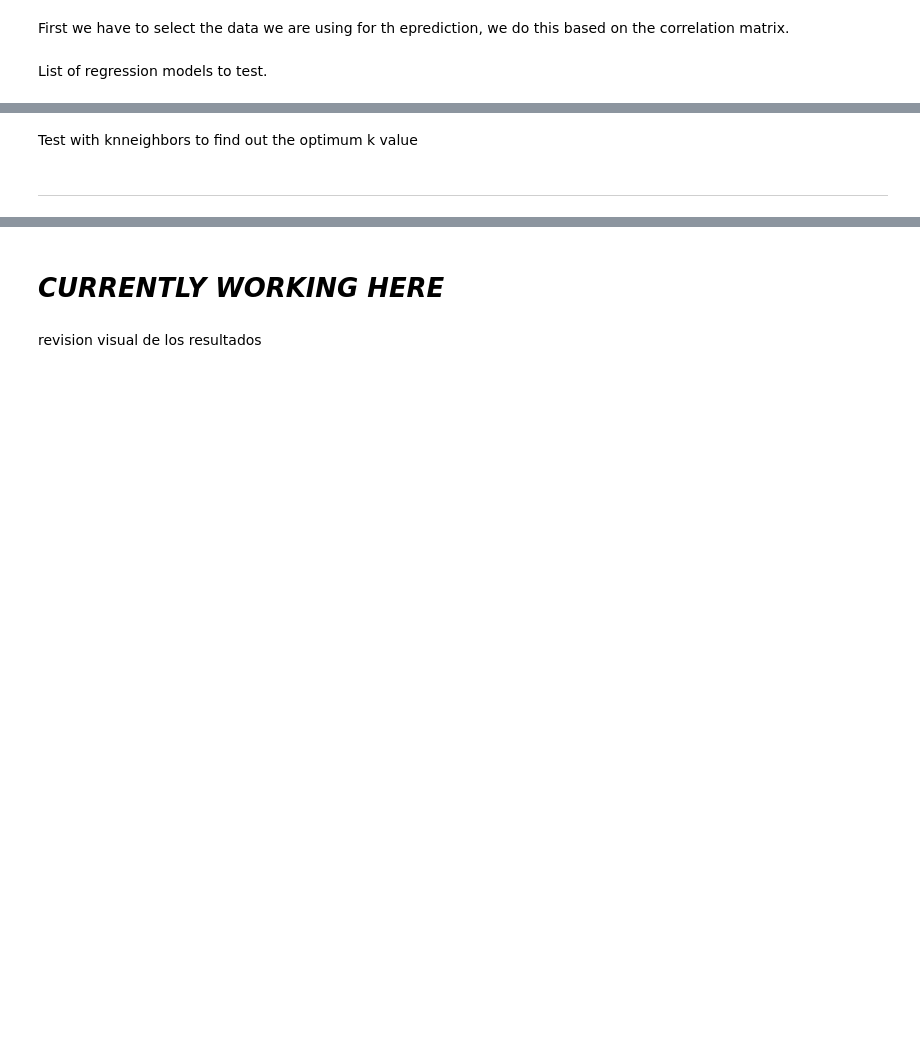
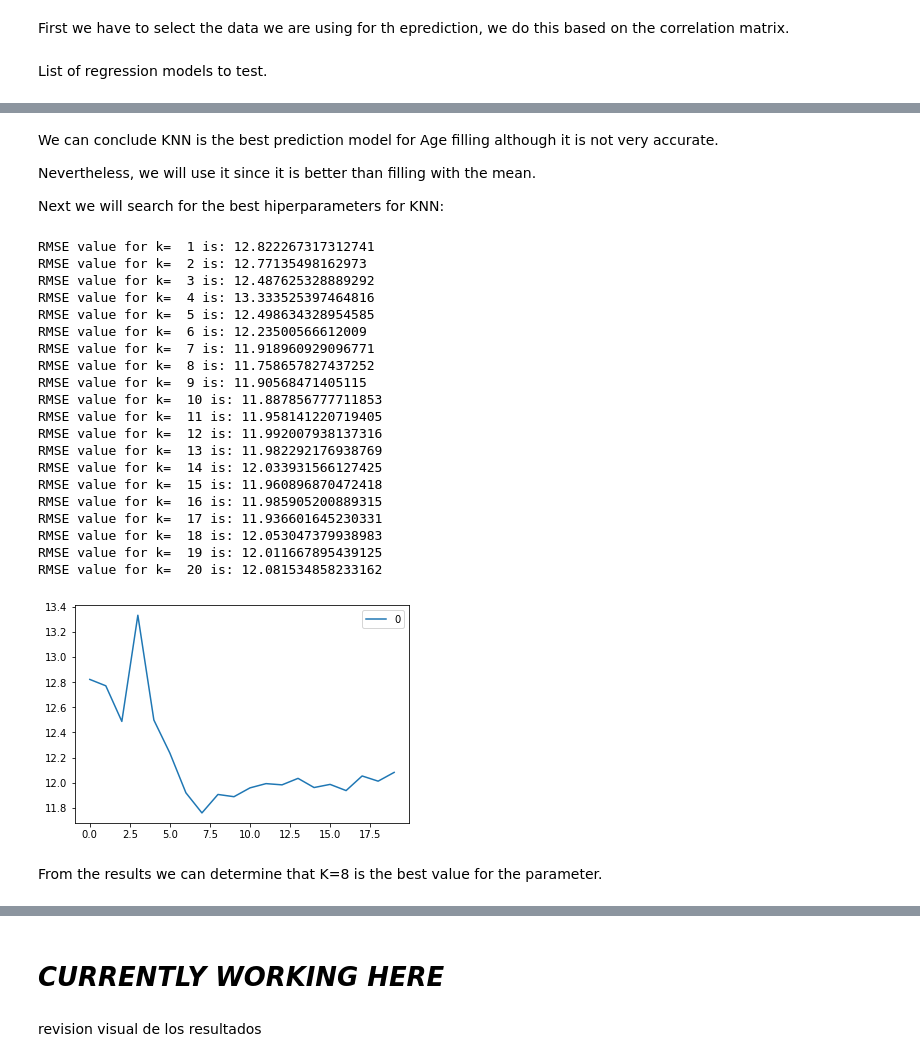
Before and after one commit to jorgegmartin/kaggle_titanic, a Jupyter notebook: titanic-begginer-competition.ipynb, the cells around one changed output, grey strips where cells are left out. Cells and saved outputs as stored; diff of their text form; code cells hidden in the pictures; blank space fills up the shorter version.

Commit message:
Testing different models for filling Age

```diff
--- a/titanic-begginer-competition.ipynb
+++ b/titanic-begginer-competition.ipynb
@@ -407,6 +407,7 @@ agepred_x_test =  agepred_x_test0.drop('Age', axis=1)
 # %% [markdown]
 List of regression models to test.
 # %%
+# setting up pipelines
 pipelines = []
 pipelines.append(('ScaledLR', Pipeline([('Scaler', StandardScaler()),('LR',LinearRegression())])))
 pipelines.append(('ScaledLASSO', Pipeline([('Scaler', StandardScaler()),('LASSO', Lasso())])))
@@ -414,14 +415,17 @@ pipelines.append(('ScaledEN', Pipeline([('Scaler', StandardScaler()),('EN', Elas
 pipelines.append(('ScaledKNN', Pipeline([('Scaler', StandardScaler()),('KNN', KNeighborsRegressor())])))
 pipelines.append(('ScaledCART', Pipeline([('Scaler', StandardScaler()),('CART', DecisionTreeRegressor())])))
 pipelines.append(('ScaledGBM', Pipeline([('Scaler', StandardScaler()),('GBM', GradientBoostingRegressor())])))
+pipelines.append(('ScaledHR', Pipeline([('Scaler', StandardScaler()),('HR', HuberRegressor())])))
+pipelines.append(('ScaledSVR', Pipeline([('Scaler', StandardScaler()),('SVR', LinearSVR())])))
 
+# testing models
 results = []
 names = []
 for name, model in pipelines:
     kfold = KFold(n_splits=10)
-    cv_results = cross_val_score(model, age_test_x, age_test_y, cv=kfold, scoring='neg_mean_squared_error')
+    cv_results = cross_val_score(model, age_train_x, age_train_y, cv=kfold, scoring='neg_mean_squared_error')
     results.append(cv_results)
     names.append(name)
-    msg = "%s: %f (%f)" % (name, cv_results.mean(), cv_results.std())
+    msg = f'{name} : {cv_results.mean()} ({cv_results.std()})'
     print(msg)
 # %% [output]
@@ -436,19 +439,0 @@ ScaledGBM: -142.035753 (19.499312)
-# %%
-Huber = HuberRegressor()
-Linear = LinearRegression()
-#LogisticReg = LogisticRegression()
-SVR = LinearSVR()
-Elastic=ElasticNet(random_state=0)
-#PassiveAggressiveReg = PassiveAggressiveRegressor()
-estimators = [Linear, SVR, Huber, Elastic]
-for i in estimators:
-    rmse_val = []
-    reg = i.fit(age_test_x, age_test_y)
-    print(str(i)+" Coefficients:", np.round(i.coef_,2))
-    pred = i.predict(agepred_x_test)
-    error = sqrt(mean_squared_error(df_test['Age'].dropna(),pred))
-    rmse_val.append(error)
-    print('RMSE value is:', error)
-    print("**************************")
-    curve = pd.DataFrame()
-    curve[i] = rmse_val
@@ -468,21 +440,48 @@ RMSE value for k=  20 is: 13.315302893809914
-# %% [markdown]
-Test with knneighbors to find out the optimum k value
+# %% [markdown]
+We can conclude KNN is the best prediction model for Age filling although it is not very accurate.
+
+Nevertheless, we will use it since it is better than filling with the mean.
+
+Next we will search for the best hiperparameters for KNN:
 # %%
 from sklearn import neighbors
 from sklearn.metrics import mean_squared_error
-from math import sqrt
 import matplotlib.pyplot as plt
 %matplotlib inline
 rmse_val = [] #to store rmse values for different k
 for K in range(20):
     K = K+1
-    model = neighbors.KNeighborsRegressor(n_neighbors = K, weights = 'distance')
+    model = neighbors.KNeighborsRegressor(n_neighbors = K, weights='distance')
 
-    model.fit(agetest_x, agetest_y)  #fit the model
-    pred = model.predict(agepred_x_test) #make prediction on test set
-    error = sqrt(mean_squared_error(df_test['Age'].dropna(),pred)) #calculate rmse
+    model.fit(age_train_x, age_train_y)  #fit the model
+    pred = model.predict(age_test_x) #make prediction on test set
+    error = np.sqrt(mean_squared_error(age_test_y, pred)) #calculate rmse
     rmse_val.append(error) #store rmse values
     print('RMSE value for k= ' , K , 'is:', error)
 curve = pd.DataFrame(rmse_val) #elbow curve
-curve.plot()
+curve.plot();
+# %% [output]
+RMSE value for k=  1 is: 12.822267317312741
+RMSE value for k=  2 is: 12.77135498162973
+RMSE value for k=  3 is: 12.487625328889292
+RMSE value for k=  4 is: 13.333525397464816
+RMSE value for k=  5 is: 12.498634328954585
+RMSE value for k=  6 is: 12.23500566612009
+RMSE value for k=  7 is: 11.918960929096771
+RMSE value for k=  8 is: 11.758657827437252
+RMSE value for k=  9 is: 11.90568471405115
+RMSE value for k=  10 is: 11.887856777711853
+RMSE value for k=  11 is: 11.958141220719405
+RMSE value for k=  12 is: 11.992007938137316
+RMSE value for k=  13 is: 11.982292176938769
+RMSE value for k=  14 is: 12.033931566127425
+RMSE value for k=  15 is: 11.960896870472418
+RMSE value for k=  16 is: 11.985905200889315
+RMSE value for k=  17 is: 11.936601645230331
+RMSE value for k=  18 is: 12.053047379938983
+RMSE value for k=  19 is: 12.011667895439125
+RMSE value for k=  20 is: 12.081534858233162
+[figure, added]
+# %% [markdown]
+From the results we can determine that K=8 is the best value for the parameter.
 # %%
@@ -497,2 +490,0 @@ agepred_y = knn.predict(agepred_x)
-# %% [markdown]
------------------
```
Also changed, not shown: parts of 11 cells of this notebook.
